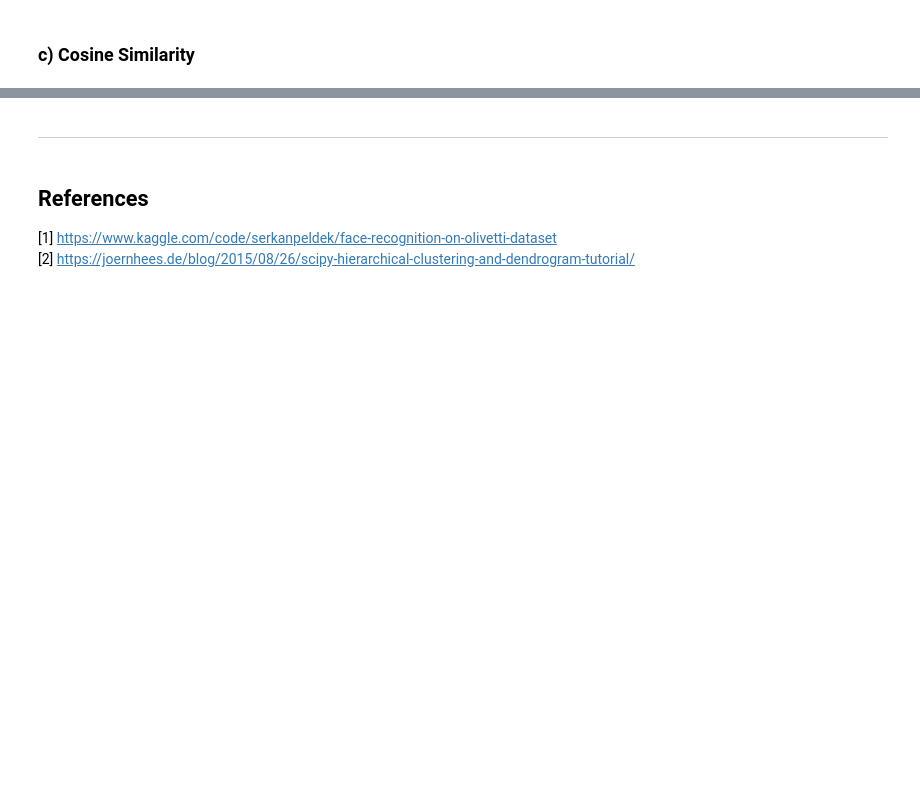
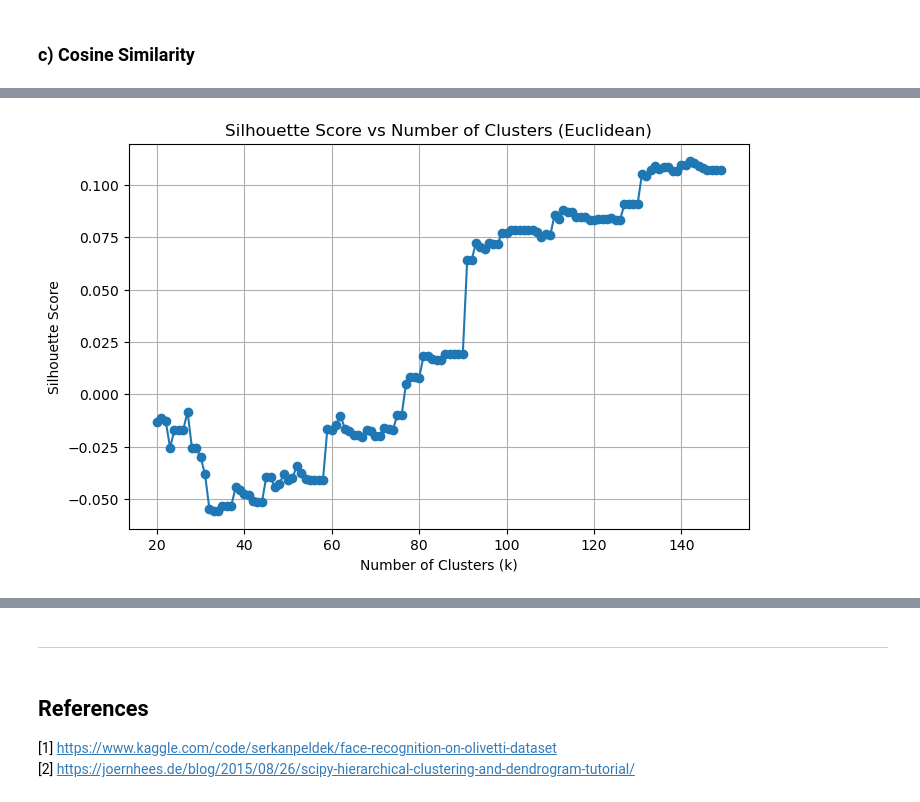
Before and after one commit to Ale248/FALL2024_COMP257, a Jupyter notebook: Assignment3/A3_Question1.ipynb, the cells around one changed output, grey strips where cells are left out. Drawn from its saved outputs; the diff is of its cells as text; code cells hidden in the pictures; blank space fills up the shorter version.

```diff
--- a/Assignment3/A3_Question1.ipynb
+++ b/Assignment3/A3_Question1.ipynb
@@ -155,5 +184,5 @@ dist_euclidean = pdist(X, metric="euclidean")
 Z_euclidean = linkage(dist_euclidean, method="centroid")
 
 # Get labels (which cluster each point belongs to)
-labels_euclidean = fcluster(Z, t=n_clusters, criterion="maxclust")
+labels_euclidean = fcluster(Z_euclidean, t=n_clusters, criterion="maxclust")
 # %%
@@ -268,0 +251,29 @@ plt.show()
+# %%
+cluster_range = range(20, 150)
+silhouette_scores = {
+    "euclidean": [],
+    "minkowski": [],
+    "cosine": []
+}
+
+for c in cluster_range:
+  print(f"c: {c}")
+  labels_euclidean = fcluster(Z_euclidean, t=c, criterion="maxclust")
+  labels_minkowski = fcluster(Z_minkowski, t=c, criterion="maxclust")
+  labels_cosine = fcluster(Z_cosine, t=c, criterion="maxclust")
+
+  sil_euclidean = silhouette_score(X, labels_euclidean, metric='euclidean')
+  sil_minkowski = silhouette_score(X, labels_minkowski, metric='minkowski', p=1)
+  sil_cosine = silhouette_score(X, labels_cosine, metric='cosine')
+
+  silhouette_scores["euclidean"].append(sil_euclidean)
+  silhouette_scores["minkowski"].append(sil_minkowski)
+  silhouette_scores["cosine"].append(sil_cosine)
+
+optimal_euclidean = cluster_range[np.argmax(silhouette_scores["euclidean"])]
+optimal_minkowski = cluster_range[np.argmax(silhouette_scores["minkowski"])]
+optimal_cosine = cluster_range[np.argmax(silhouette_scores["cosine"])]
+
+print(f"Optimal number of clusters for euclidean: {optimal_euclidean}")
+print(f"Optimal number of clusters for minkowski (p=1): {optimal_minkowski}")
+print(f"Optimal number of clusters for cosine: {optimal_cosine}")
@@ -268,0 +298,12 @@ plt.show()
+# %%
+# Plot silhouette scores to visualize the optimal number of clusters
+plt.figure(figsize=(8, 5))
+plt.plot(cluster_range, silhouette_scores["euclidean"], marker='o')
+plt.xlabel('Number of Clusters (k)')
+plt.ylabel('Silhouette Score')
+plt.title('Silhouette Score vs Number of Clusters (Euclidean)')
+plt.grid(True)
+plt.savefig("silhouette_euclidean.png")
+plt.show()
+# %% [output]
+[figure, added]
```
Also changed, not shown: parts of 34 cells of this notebook, 11 other files.
